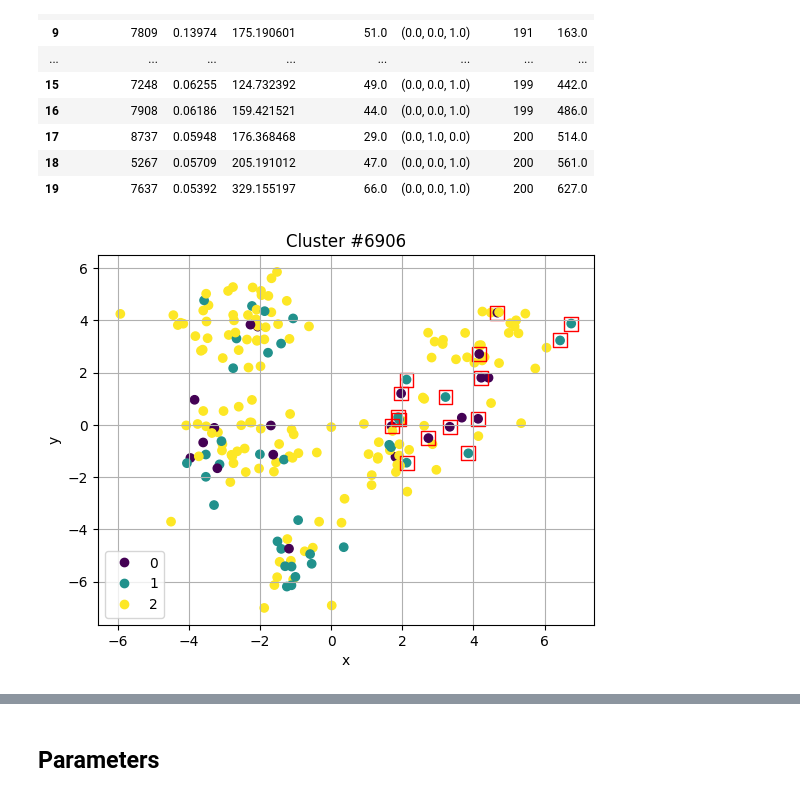
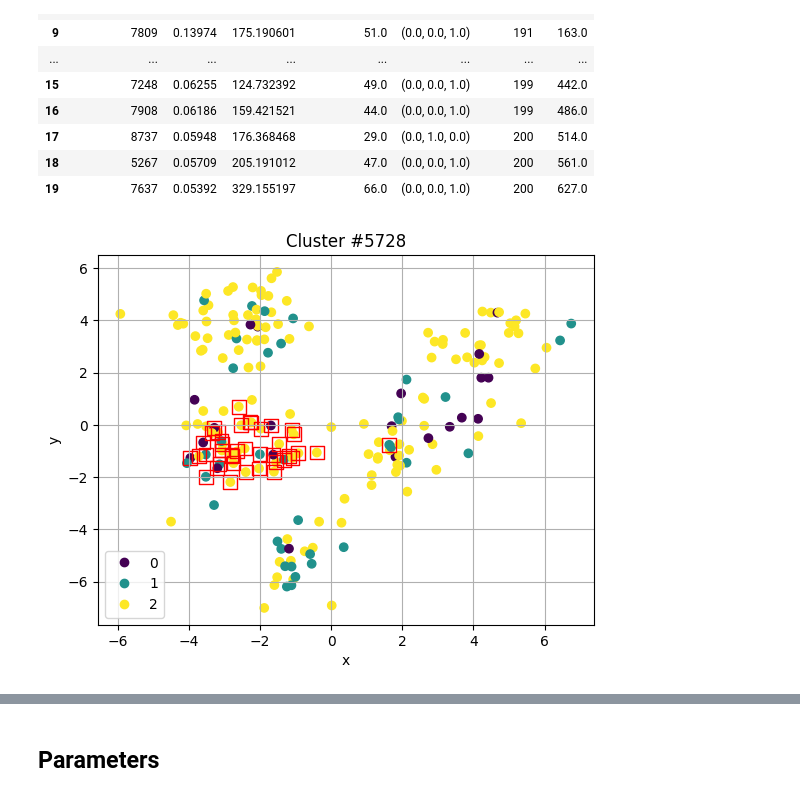
Before and after one commit to aboutalpha/FMR-code, a Jupyter notebook: model_test.ipynb, the cells around one changed output, grey strips where cells are left out. Cells and saved outputs as stored; diff of their text form; code cells hidden in the pictures.

```diff
--- a/model_test.ipynb
+++ b/model_test.ipynb
@@ -109,3 +169,10 @@ for j in range(0,1000,20):
 print(valid)
 # %% [output]
 True
+# %%
+cluster_sizes = [sum(c[:n]) for c in clusters]
+# %%
+partition_constr_columns = []
+for j in range(1000):
+    partition_constr_columns.append(cluster_sizes[:len(solutions[j])] @ solutions[j] + sum(slacks[j][:n]))
+print(partition_constr_columns)
@@ -118,7 +191,7 @@ np.sum(solutions[-1])
 # %% [markdown]
 checks the cluster representation of t of the same as the t in the LP
 # %%
-m = solutions[-1].shape[0]
+m = solutions[500].shape[0]
 # %%
 t1 = []
 t2 = []
@@ -149,0 +216,7 @@ for i in range(n,n+l):
+# %%
+groups = [[] for _ in range(l)]
+slack_groups = [[] for _ in range(l)]
+for sol_num in range(1000):
+    for i in range(n,n+l):
+        groups[i-n].append(solutions[sol_num] @ clusters[:solutions[sol_num].shape[0],i] + slacks[sol_num][i])
+        slack_groups[i-n].append(slacks[sol_num][i])
@@ -245,21 +326,21 @@ df[:20]
 | 18 | 5267 | 0.05709 | 205.191012 | 47.0 | (0.0, 0.0, 1.0) | 200 | 561.0 |
 | 19 | 7637 | 0.05392 | 329.155197 | 66.0 | (0.0, 0.0, 1.0) | 200 | 627.0 |
 # %%
-cluster_num = 6906
+cluster_num = 5728
 cluster_x = []
 cluster_y = []
 for i,j in enumerate(clusters[cluster_num][:n]):
     if j == 1:
         cluster_x.append(X[:,0][i])
         cluster_y.append(X[:,1][i])
 
 scatter = plt.scatter(X[:,0],X[:,1],c=labels,label="Groups")
 plt.scatter(cluster_x,cluster_y,marker="s",edgecolors="r",facecolors='none',s=100)
 plt.xlabel('x')
 plt.ylabel('y')
 plt.title('Cluster #' + str(cluster_num))
 plt.grid(True)
 plt.legend(handles=scatter.legend_elements()[0], labels=[0,1,2])
 plt.show()
 # %% [output]
-[figure, old version]
+[figure, new version]
```
Also changed, not shown: parts of 24 cells of this notebook, 1 other file.
